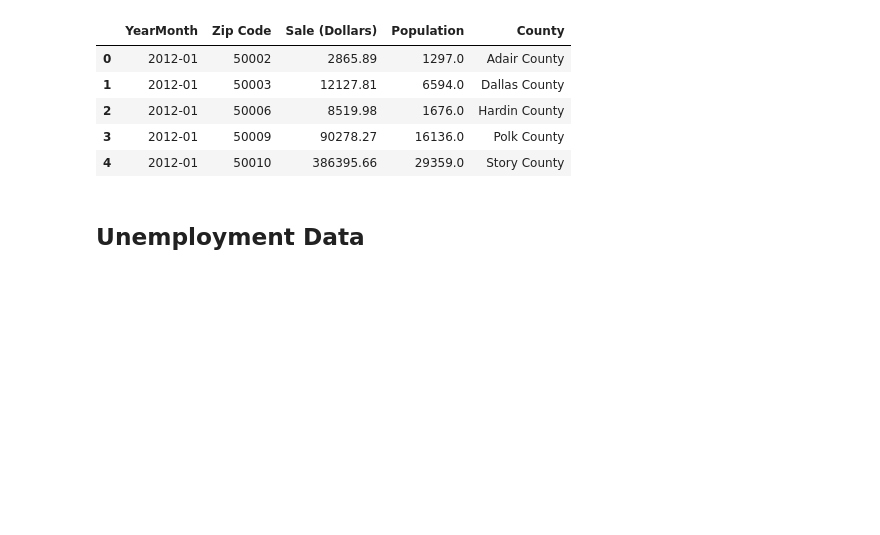
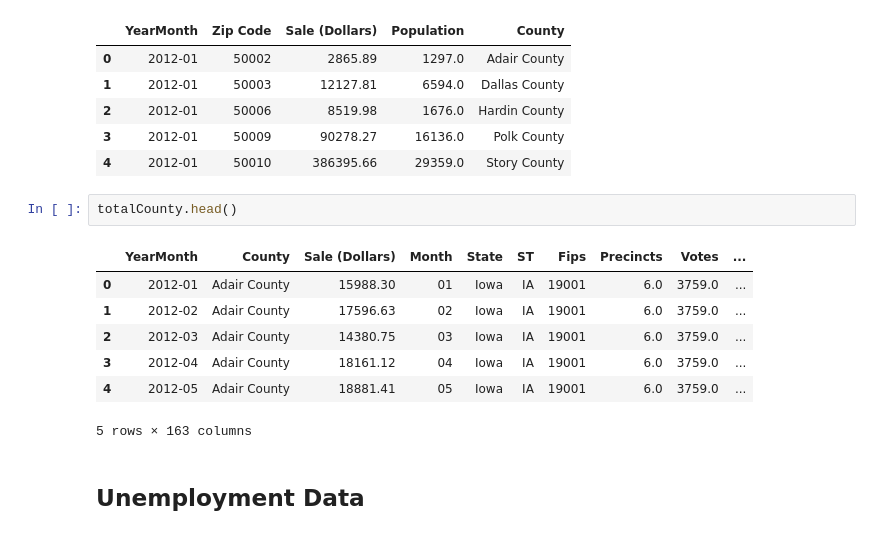
Before and after one commit to ErikC324/Data401-Project1, a Jupyter notebook: Project1-Lemar.ipynb, the cells around one changed output. Drawn from its saved outputs; the diff is of its cells as text; blank space fills up the shorter version.

```diff
--- a/Project1-Lemar.ipynb
+++ b/Project1-Lemar.ipynb
@@ -86,6 +86,16 @@ totalZip.head()
 | 2 | 2012-01 | 50006 | 8519.98 | 1676.0 | Hardin County |
 | 3 | 2012-01 | 50009 | 90278.27 | 16136.0 | Polk County |
 | 4 | 2012-01 | 50010 | 386395.66 | 29359.0 | Story County |
+# %%
+totalCounty.head()
+# %% [output]
+|  | YearMonth | County | Sale (Dollars) | Month | State | ST | Fips | Precincts | Votes | ... |
+| 0 | 2012-01 | Adair County | 15988.30 | 01 | Iowa | IA | 19001 | 6.0 | 3759.0 | ... |
+| 1 | 2012-02 | Adair County | 17596.63 | 02 | Iowa | IA | 19001 | 6.0 | 3759.0 | ... |
+| 2 | 2012-03 | Adair County | 14380.75 | 03 | Iowa | IA | 19001 | 6.0 | 3759.0 | ... |
+| 3 | 2012-04 | Adair County | 18161.12 | 04 | Iowa | IA | 19001 | 6.0 | 3759.0 | ... |
+| 4 | 2012-05 | Adair County | 18881.41 | 05 | Iowa | IA | 19001 | 6.0 | 3759.0 | ... |
+5 rows × 163 columns
 # %% [markdown]
 ## Unemployment Data
 # %%
```
Also changed, not shown: parts of 23 cells of this notebook, 1 other file.
